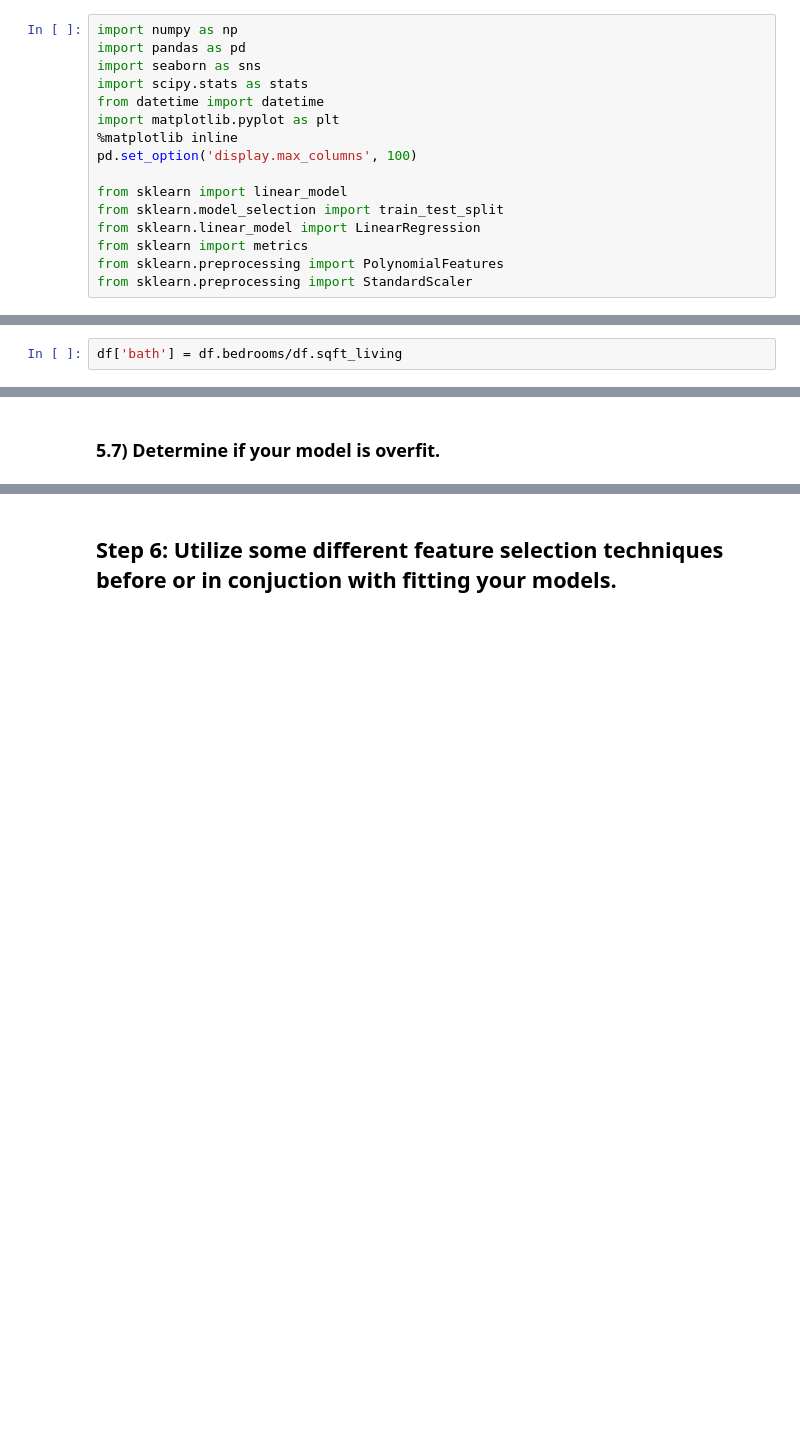
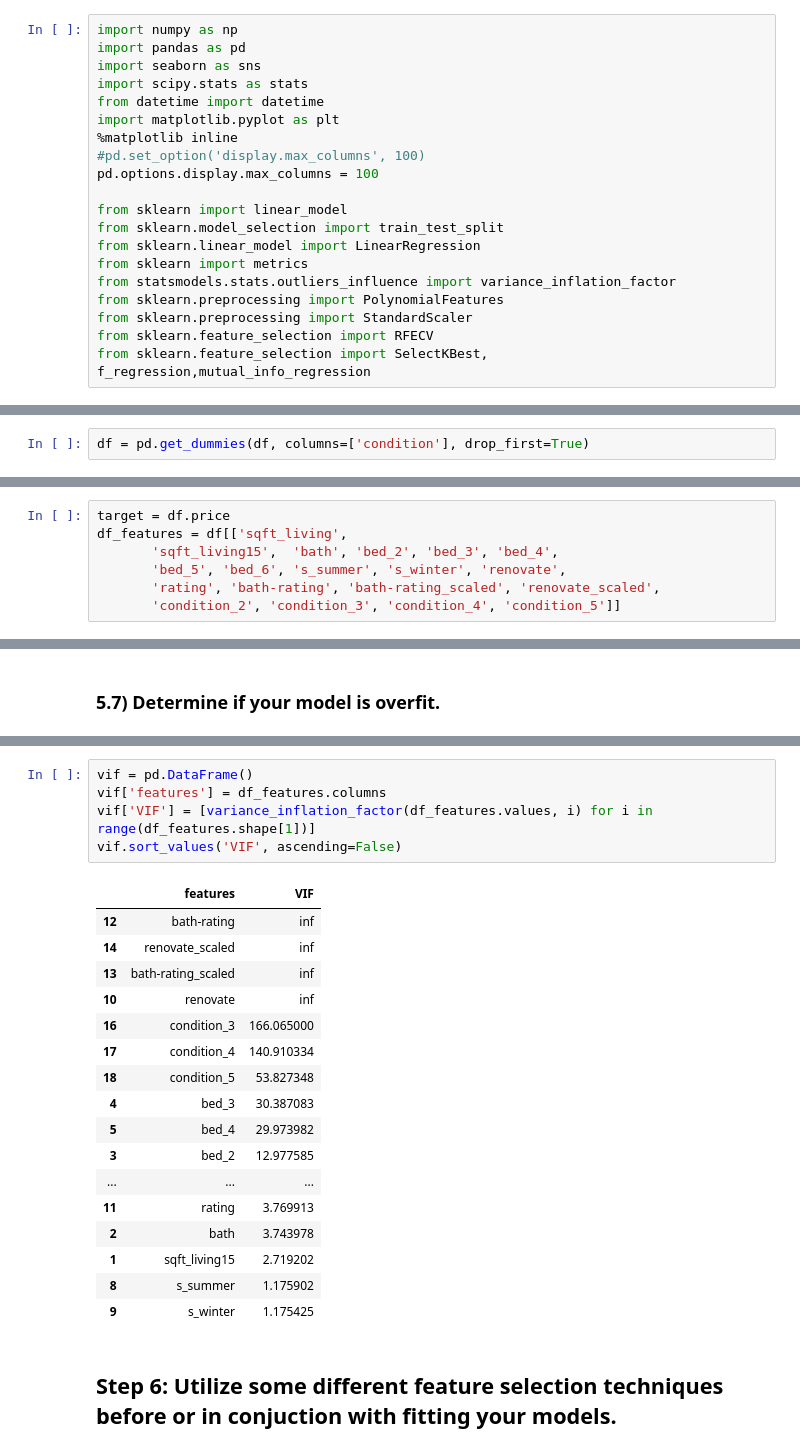
Before and after one commit to ghcn345/house-price-prediction-with-statistical-test, a Jupyter notebook: Bakeoff_modeling_process.ipynb, the cells around one changed output, grey strips where cells are left out. Drawn from its saved outputs; the diff is of its cells as text; blank space fills up the shorter version.

```diff
--- a/Bakeoff_modeling_process.ipynb
+++ b/Bakeoff_modeling_process.ipynb
@@ -12,14 +12,18 @@ import scipy.stats as stats
 from datetime import datetime
 import matplotlib.pyplot as plt
 %matplotlib inline
-pd.set_option('display.max_columns', 100)
+#pd.set_option('display.max_columns', 100)
+pd.options.display.max_columns = 100
 
 from sklearn import linear_model
 from sklearn.model_selection import train_test_split
 from sklearn.linear_model import LinearRegression
 from sklearn import metrics
+from statsmodels.stats.outliers_influence import variance_inflation_factor
 from sklearn.preprocessing import PolynomialFeatures
 from sklearn.preprocessing import StandardScaler
+from sklearn.feature_selection import RFECV
+from sklearn.feature_selection import SelectKBest, f_regression,mutual_info_regression
 # %%
 df = pd.read_csv('kc_house_data_train.csv', index_col=0)
 # %%
@@ -102,5 +106,3 @@ vif
 ## Step 3: Clean up any issues (extreme values, etc.) with the data.
 
 Remember that you can't just delete rows with extreme values. Similar observations might be present in the holdout data set, and you can't just delete those rows and not have a prediction for it.
-# %%
-df['bath'] = df.bedrooms/df.sqft_living
@@ -138,6 +127,8 @@ choicelist = [1, 6]
 df['bed'] = np.select(condlist, choicelist, df.bedrooms)
 # %%
 df = pd.get_dummies(df, columns=['bed'], drop_first=True)
+# %%
+df = pd.get_dummies(df, columns=['condition'], drop_first=True)
 # %% [markdown]
 ### 4.2) There is a column that gives the date for when the house was sold, how could this be useful in your model? How might you transform the current column to a more useful feature?
 # %%
@@ -164,3 +163,10 @@ df_features = df[['sqft_living','renovate']]
+# %%
+target = df.price
+df_features = df[['sqft_living',
+       'sqft_living15',  'bath', 'bed_2', 'bed_3', 'bed_4',
+       'bed_5', 'bed_6', 's_summer', 's_winter', 'renovate',
+       'rating', 'bath-rating', 'bath-rating_scaled', 'renovate_scaled',
+       'condition_2', 'condition_3', 'condition_4', 'condition_5']]
 # %%
 lm = LinearRegression()
 lm = lm.fit(df_features, target)
@@ -239,3 +285,26 @@ lm.intercept_,lm.coef_,lm.score(df_features, target)
+# %%
+vif = pd.DataFrame()
+vif['features'] = df_features.columns
+vif['VIF'] = [variance_inflation_factor(df_features.values, i) for i in range(df_features.shape[1])]
+vif.sort_values('VIF', ascending=False)
+# %% [output]
+|  | features | VIF |
+| 12 | bath-rating | inf |
+| 14 | renovate_scaled | inf |
+| 13 | bath-rating_scaled | inf |
+| 10 | renovate | inf |
+| 16 | condition_3 | 166.065000 |
+| 17 | condition_4 | 140.910334 |
+| 18 | condition_5 | 53.827348 |
+| 4 | bed_3 | 30.387083 |
+| 5 | bed_4 | 29.973982 |
+| 3 | bed_2 | 12.977585 |
+| ... | ... | ... |
+| 11 | rating | 3.769913 |
+| 2 | bath | 3.743978 |
+| 1 | sqft_living15 | 2.719202 |
+| 8 | s_summer | 1.175902 |
+| 9 | s_winter | 1.175425 |
 # %% [markdown]
 ## Step 6: Utilize some different feature selection techniques before or in conjuction with fitting your models.
 # %% [markdown]
```
Also changed, not shown: parts of 38 cells of this notebook.
